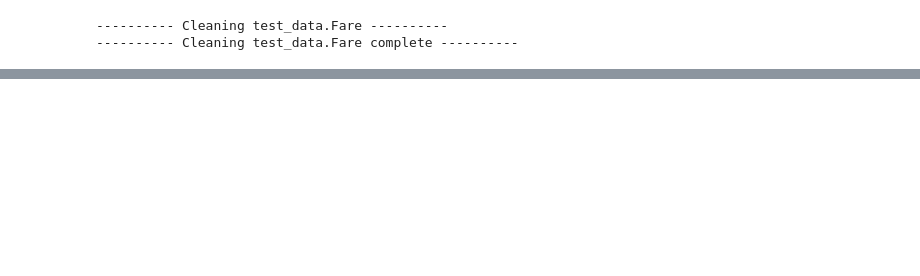
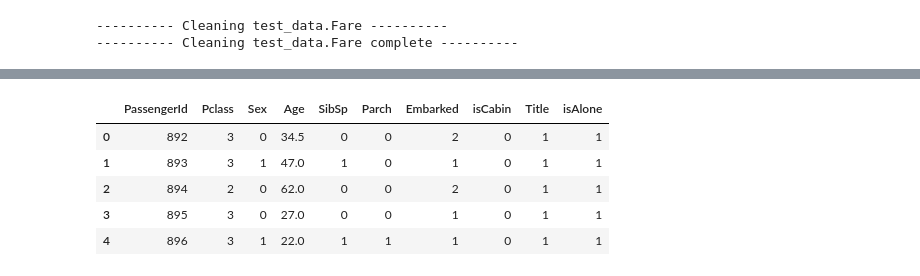
Before and after one commit to MateuszKonopelski/Kaggle, a Jupyter notebook: Project1_Titanic/Titanic_code.ipynb, the cells around one changed output, grey strips where cells are left out. Drawn from its saved outputs; the diff is of its cells as text; code cells hidden in the pictures; blank space fills up the shorter version.

```diff
--- a/Project1_Titanic/Titanic_code.ipynb
+++ b/Project1_Titanic/Titanic_code.ipynb
@@ -238,0 +275,5 @@ else:
+# %%
+train_data['Sex'] = train_data.Sex.apply(lambda x: 1 if x == 'female' else 0)
+test_data['Sex'] = test_data.Sex.apply(lambda x: 1 if x == 'female' else 0)
+
+print('-'*10, 'Sex column has been modified. 1 is female; 0 is male', '-'*10)
@@ -238,0 +282,18 @@ else:
+# %%
+def Name_int(x):
+    if 'Mr' in x or 'Master' in x or 'Rev' in x or 'Dr' in x or 'Capt' in x or 'Major' in x or 'Don' in x:
+        return 1
+    elif 'Mrs' in x:
+        return 2
+    elif 'Miss' in x:
+        return 3
+    else:
+        return 0
+
+train_data['Title'] = train_data.Name.apply(Name_int)
+train_data.drop('Name', axis=1, inplace=True)
+test_data['Title'] = test_data.Name.apply(Name_int)
+test_data.drop('Name', axis=1, inplace=True)
+
+Title_rep = {3: 'Miss', 2: 'Mrs', 1: ['Mr', 'Master', 'Rev', 'Dr', 'Capt', 'Major', 'Don'], 0: 'Other'}
+print('-'*10, 'Title has been created from Name field. Desc in Title_rep variable', '-'*10)
@@ -238,0 +302,8 @@ else:
+# %%
+train_data.drop('Ticket', axis=1, inplace=True)
+train_data.drop('Fare', axis=1, inplace=True)
+
+test_data.drop('Ticket', axis=1, inplace=True)
+test_data.drop('Fare', axis=1, inplace=True)
+
+print('-'*10, 'Ticket and Fare columns have been deleted', '-'*10)
@@ -238,0 +312,5 @@ else:
+# %%
+train_data['isAlone'] = train_data.apply(lambda x: 1 if x.SibSp == 0 and x.Parch == 0 else 0, axis=1)
+test_data['isAlone'] = test_data.apply(lambda x: 1 if x.SibSp == 0 and x.Parch == 0 else 1, axis=1)
+
+print('-'*10, 'isAlone column has been created', '-'*10)
@@ -238,0 +332,9 @@ else:
+# %%
+test_data.head()
+# %% [output]
+|  | PassengerId | Pclass | Sex | Age | SibSp | Parch | Embarked | isCabin | Title | isAlone |
+| 0 | 892 | 3 | 0 | 34.5 | 0 | 0 | 2 | 0 | 1 | 1 |
+| 1 | 893 | 3 | 1 | 47.0 | 1 | 0 | 1 | 0 | 1 | 1 |
+| 2 | 894 | 2 | 0 | 62.0 | 0 | 0 | 2 | 0 | 1 | 1 |
+| 3 | 895 | 3 | 0 | 27.0 | 0 | 0 | 1 | 0 | 1 | 1 |
+| 4 | 896 | 3 | 1 | 22.0 | 1 | 1 | 1 | 0 | 1 | 1 |
```
Also changed, not shown: parts of 18 cells of this notebook.
